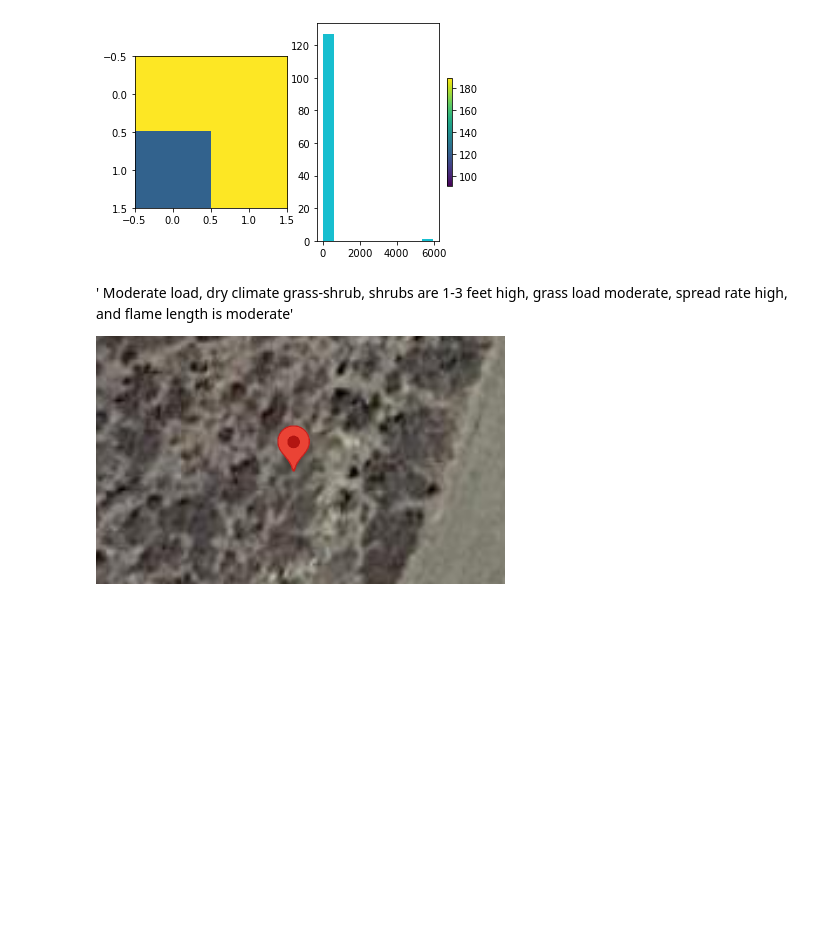
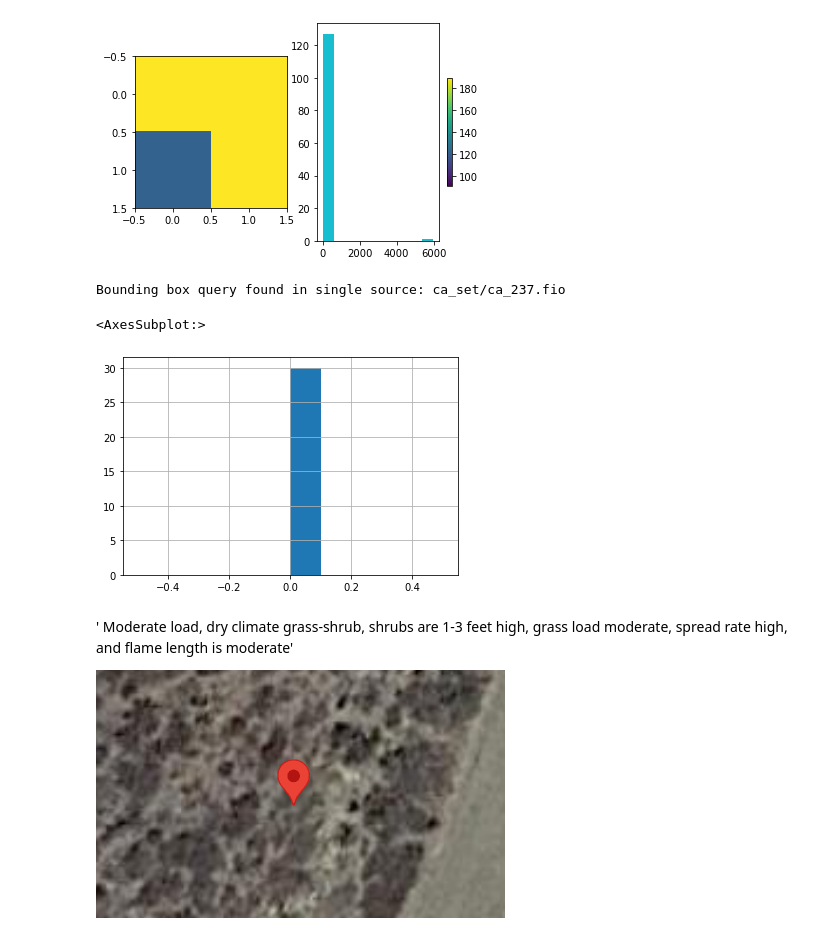
Before and after one commit to Travis-Tran/DSC180_Project, a Jupyter notebook: notebooks/Wilson_Eric_fastfuels_week5.ipynb, the cells around one changed output. Saved outputs shown, nothing was run; the diff lists cells and outputs as text; code cells hidden in the pictures; blank space fills up the shorter version.

```diff
--- a/notebooks/Wilson_Eric_fastfuels_week5.ipynb
+++ b/notebooks/Wilson_Eric_fastfuels_week5.ipynb
@@ -281,6 +299,12 @@ Bounding box query found in single source: ca_set/ca_237.fio
 The label for this region is 122
 The proportion of non-flat surface in this region is 0.0
 [figure]
+# %%
+dimensionality_reduction(32.885801, -116.873526) #grass shrub
+# %% [output]
+Bounding box query found in single source: ca_set/ca_237.fio
+<AxesSubplot:>
+[figure, added]
 # %% [markdown]
 ' Moderate load, dry climate grass-shrub, shrubs are 1-3 feet high, grass load moderate, spread rate high, and flame length is moderate'
 
```
Also changed, not shown: parts of 21 cells of this notebook.
